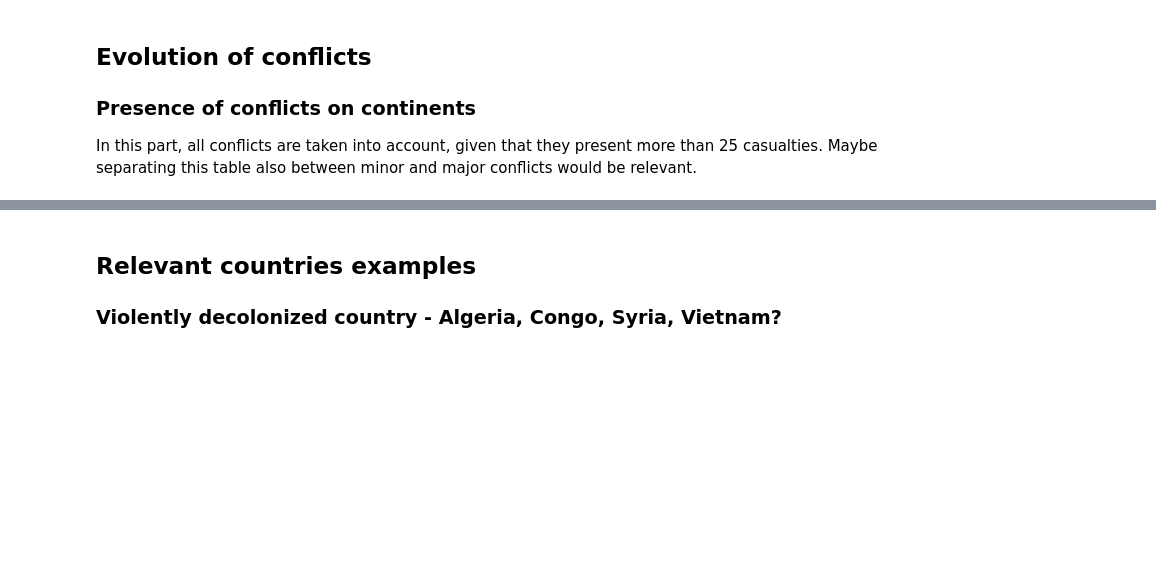
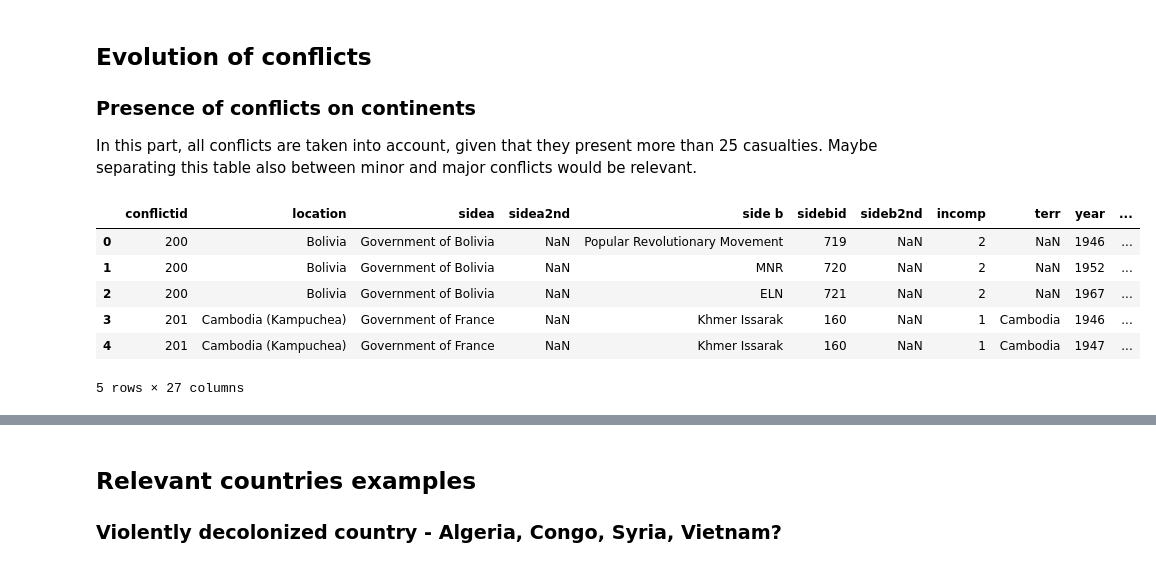
Before and after one commit to julied20/ada-2017, a Jupyter notebook: Project/Exploratory Analysis.ipynb, the cells around one changed output, grey strips where cells are left out. Drawn from its saved outputs; the diff is of its cells as text; code cells hidden in the pictures; blank space fills up the shorter version.

```diff
--- a/Project/Exploratory Analysis.ipynb
+++ b/Project/Exploratory Analysis.ipynb
@@ -87,6 +90,15 @@ In this part, all conflicts are taken into account, given that they present more
 Maybe separating this table also between minor and major conflicts would be relevant.
 # %%
 ucdp_df = pd.read_csv('datasets/ucdp-prio-acd-171.csv')
+ucdp_df.head()
+# %% [output]
+|  | conflictid | location | sidea | sidea2nd | side b | sidebid | sideb2nd | incomp | terr | year | ... |
+| 0 | 200 | Bolivia | Government of Bolivia | NaN | Popular Revolutionary Movement | 719 | NaN | 2 | NaN | 1946 | ... |
+| 1 | 200 | Bolivia | Government of Bolivia | NaN | MNR | 720 | NaN | 2 | NaN | 1952 | ... |
+| 2 | 200 | Bolivia | Government of Bolivia | NaN | ELN | 721 | NaN | 2 | NaN | 1967 | ... |
+| 3 | 201 | Cambodia (Kampuchea) | Government of France | NaN | Khmer Issarak | 160 | NaN | 1 | Cambodia | 1946 | ... |
+| 4 | 201 | Cambodia (Kampuchea) | Government of France | NaN | Khmer Issarak | 160 | NaN | 1 | Cambodia | 1947 | ... |
+5 rows × 27 columns
 # %%
 x = np.linspace(1,5,5)
 y_ = ucdp_df['region'].value_counts().values
```
Also changed, not shown: parts of 6 cells of this notebook.
